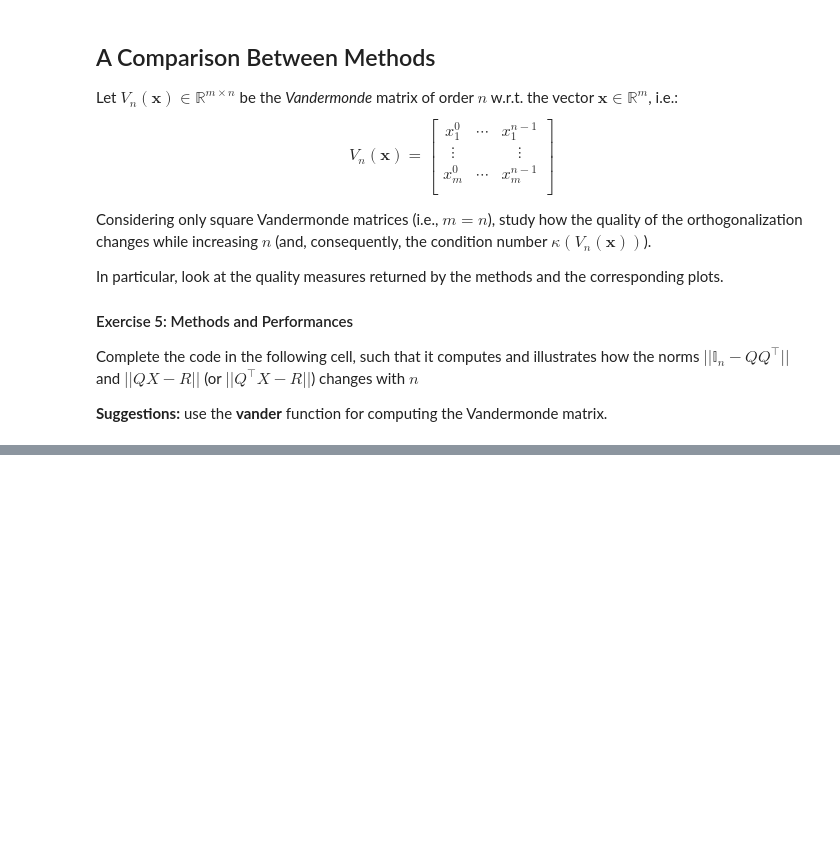
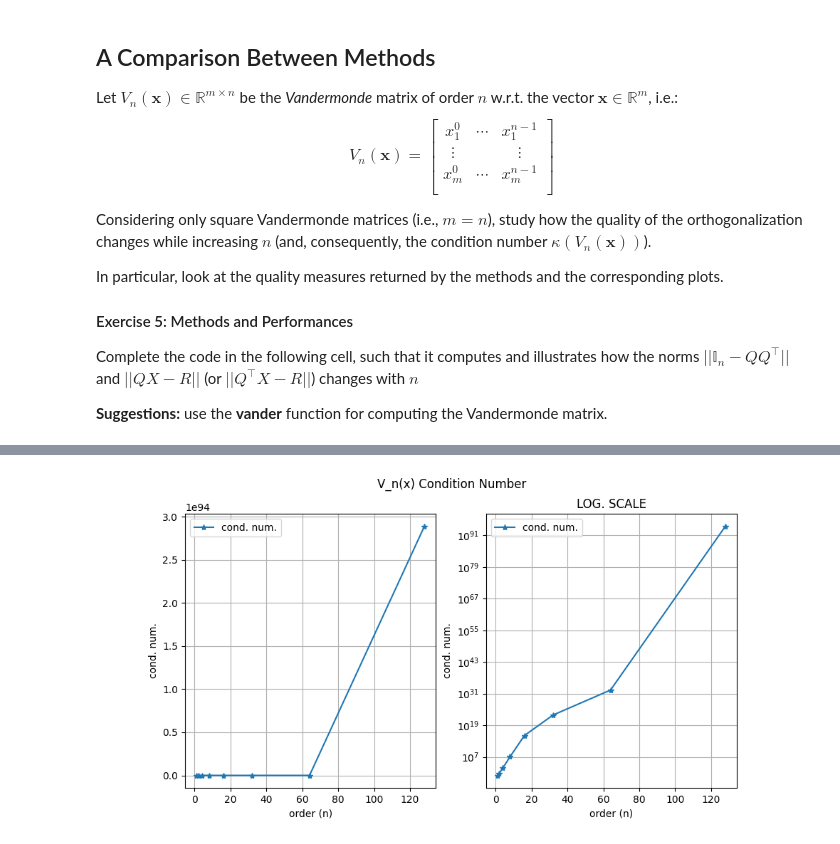
Before and after one commit to Nuzz23/02TWYSM-Computational-linear-algebra-for-large-scale-problems, a Jupyter notebook: Labs/L02/PyLab02_orthog.ipynb, the cells around one changed output, grey strips where cells are left out. Drawn from its saved outputs; the diff is of its cells as text; code cells hidden in the pictures; blank space fills up the shorter version.

```diff
--- a/Labs/L02/PyLab02_orthog.ipynb
+++ b/Labs/L02/PyLab02_orthog.ipynb
@@ -463,7 +606,6 @@ def householder(X):
     :return Qqual: norm ||In - Q @ Q.T||
     :return QRqual: norm ||Q @ X - R||
     """
-
     m, n = X.shape
 
     if m != n:
@@ -471,15 +613,20 @@ def householder(X):
         return None, None, None, None
 
     # Initialization of the matrices
-    R = ...  # <-- TODO!
-    Q = ...  # <-- TODO!
+    R = X.copy()  # <-- TODO!
+    Q = np.identity(n)
 
     for j in range(n):
-        ...  # <-- TODO!
+        P = np.identity(n)
+        P[j:, j:] = householder_mat(R[j:, j])
+        R = P @ R
+        Q = P @ Q
 
-    Qqual = ...  # <-- TODO!
+    Q = Q.T
 
-    QRqual = ...  # <-- TODO!
+    Qqual = np.linalg.norm(np.identity(n)- np.multiply(Q,Q.T))
+
+    QRqual = np.linalg.norm(np.multiply(Q, X)- R)  # <-- TODO!
 
     return Q, R, Qqual, QRqual
 # %%
@@ -539,107 +704,81 @@ Complete the code in the following cell, such that it computes and illustrates h
 
 **Suggestions:** use the **vander** function for computing the Vandermonde matrix.
 # %%
+import numpy as np
+import pandas as pd
+import matplotlib.pyplot as plt
+
+# Assume the necessary orthogonalization functions are defined:
+# gramschmidt, mod_gramschmidt, givens, householder
+
 n_values = [2 ** i for i in range(8)]
-
 x = 2 * np.random.rand(n_values[-1])  # Uniform random values in [0, 2]
-
 Qqual_df = pd.DataFrame(np.zeros((len(n_values), 4)), columns=['GS', 'mGS', 'G', 'H'], index=n_values)
 QRqual_df = pd.DataFrame(np.zeros((len(n_values), 4)), columns=['GS', 'mGS', 'G', 'H'], index=n_values)
-
 cond_values = []
 
 for n in n_values:
     # Select the first n elements of x for building the order-n Vandermonde matrix
-    xn = ...  # <-- TODO!
-    V = np.vander(..., increasing=True)  # <-- TODO!
+    xn = x[:n]
+    V = np.vander(xn, increasing=True)
 
     cond_values.append(np.linalg.cond(V))
 
     # Compute the "quality norms" of the algorithms and store the results in the pandas DataFrame.
-    # EXAMPLE for storing value in the pandas DataFrame for the case of GS method ("Qqual" norm):
-    #     Qqual_df.loc[n, 'GS'] = Qqual_norm_GS
-    #
-    # ... <-- TODO!
-
+    _, _, Qqual_df.loc[n, 'GS'], QRqual_df.loc[n, 'GS'] = gramschmidt(V)
+    _, _, Qqual_df.loc[n, 'mGS'], QRqual_df.loc[n, 'mGS'] = mod_gramschmidt(V)
+    _, _, Qqual_df.loc[n, 'G'], QRqual_df.loc[n, 'G'] = givens(V)
+    _, _, Qqual_df.loc[n, 'H'], QRqual_df.loc[n, 'H'] = householder(V)
 
 print('******* "ORTHOGONAL QUALITY" OF Q *******')
-display(Qqual_df)
-print('')
-
-print('******* "FACTORIZATION QUALITY" *******')
-display(QRqual_df)
-print('')
-
+print(Qqual_df)
+print('\n******* "FACTORIZATION QUALITY" *******')
+print(QRqual_df)
 
 # ***************** FIGURE 0 *****************
-fig0, ax0 = plt.subplots(1, 2, figsize=(10,5))
+fig0, ax0 = plt.subplots(1, 2, figsize=(10, 5))
 ax0[0].plot(n_values, cond_values, '-*', label='cond. num.')
-
 ax0[1].plot(n_values, cond_values, '-*', label='cond. num.')
-
 ax0[0].set_title('')
 ax0[0].set_xlabel('order (n)')
 ax0[0].set_ylabel('cond. num.')
 ax0[0].grid()
 ax0[0].legend()
-
 ax0[1].set_title('LOG. SCALE')
 ax0[1].set_xlabel('order (n)')
 ax0[1].set_ylabel('cond. num.')
-ax0[1].set_yscale(...)  # <-- TODO!
+ax0[1].set_yscale('log')
 ax0[1].grid()
 ax0[1].legend()
-
 fig0.suptitle('V_n(x) Condition Number')
-
 
 # ***************** FIGURE 1 *****************
 fig1, ax1 = plt.subplots(1, 2, figsize=(10, 5))
-
-ax1[0].plot(..., '--x', label=...)  # <-- TODO!
-...  # <-- TODO!
-
-
-ax1[1].plot(..., '--x', label=...) # <-- TODO!
-...  # <-- TODO!
-
+for col in Qqual_df.columns:
+    ax1[0].plot(n_values, Qqual_df[col], '--x', label=col)
+    ax1[1].plot(n_values, QRqual_df[col], '--x', label=col)
 ax1[0].set_title('||I_n - Q @ Q.T||')
 ax1[0].set_xlabel('order (n)')
 ax1[0].set_ylabel('norm value')
 ax1[0].grid()
 ax1[0].legend()
-
 ax1[1].set_title('||Q @ X - R|| or ||Q.T @ X - R||')
 ax1[1].set_xlabel('order (n)')
 ax1[1].set_ylabel('norm value')
 ax1[1].grid()
 ax1[1].legend()
-
 fig1.suptitle('ORTHOGONALIZATION QUALITY')
-
 
 # ***************** FIGURE 2 *****************
 fig2, ax2 = plt.subplots(1, 2, figsize=(10, 5))
-
-ax2[0].plot(..., '--x', label=...)  # <-- TODO!
-...  # <-- TODO!
-
-
-ax2[1].plot(..., '--x', label=...) # <-- TODO!
-...  # <-- TODO!
-
+for col in Qqual_df.columns:
+    ax2[0].plot(n_values, Qqual_df[col], '--x', label=col)
+    ax2[1].plot(n_values, QRqual_df[col], '--x', label=col)
 ax2[0].set_title('||I_n - Q @ Q.T||')
 ax2[0].set_xlabel('order (n)')
 ax2[0].set_ylabel('norm value')
-ax2[0].set_yscale(...)  # <-- TODO!
+ax2[0].set_yscale('log')
 ax2[0].grid()
 ax2[0].legend()
-
 ax2[1].set_title('||Q @ X - R|| or ||Q.T @ X - R||')
-ax2[1].set_xlabel('order (n)')
-ax2[1].set_ylabel('norm value')
-ax2[1].set_yscale(...)  # <-- TODO!
-ax2[1].grid()
-ax2[1].legend()
-
-fig2.suptitle('ORTHOGONALIZATION QUALITY (LOG. SCALE)')
+# %% [output]
@@ -645,0 +803 @@ fig2.suptitle('ORTHOGONALIZATION QUALITY (LOG. SCALE)')
+[figure, added]
```
Also changed, not shown: parts of 13 cells of this notebook.
